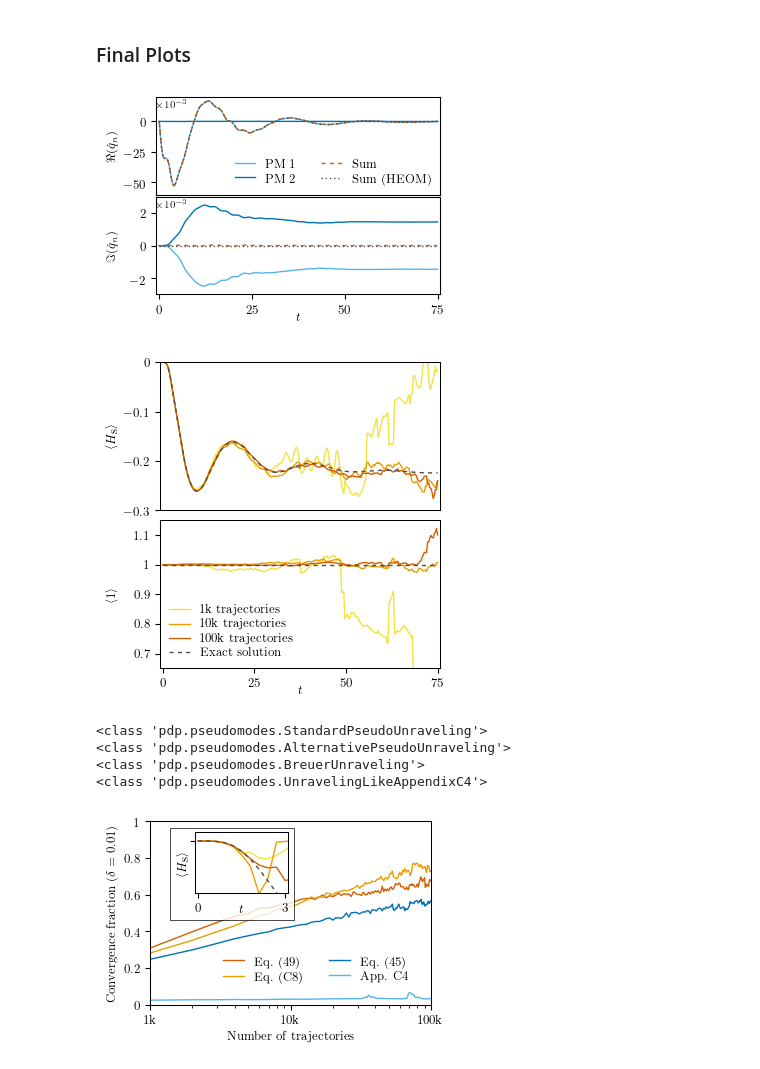
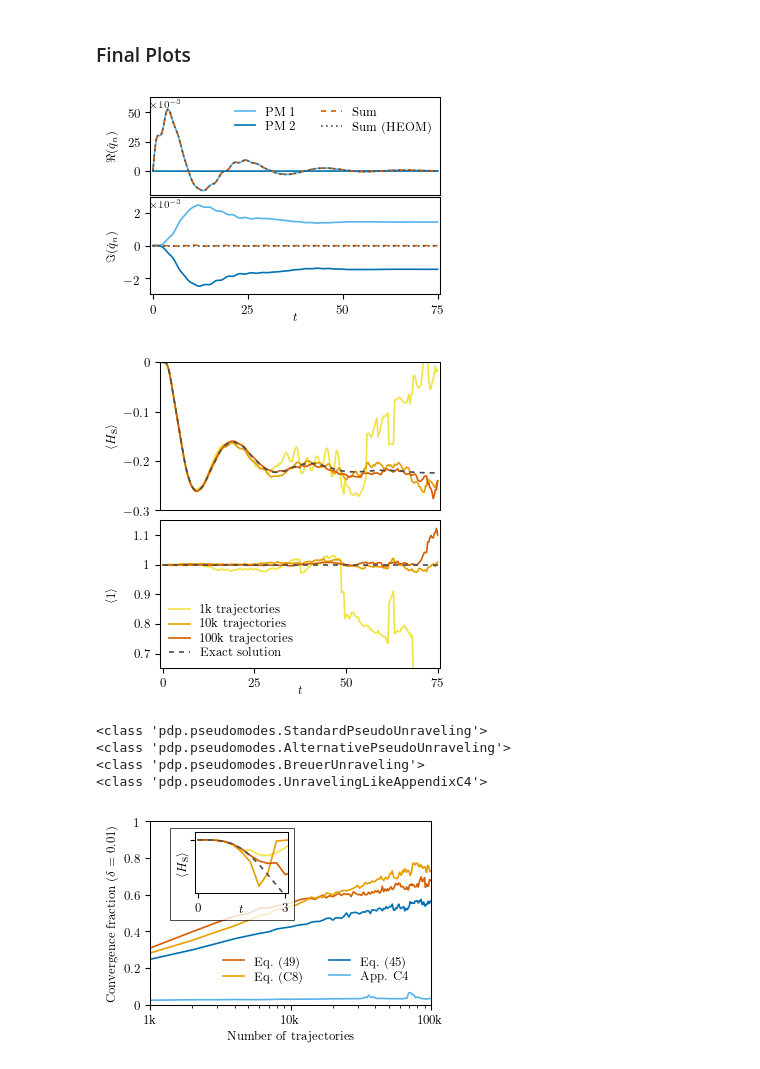
Before and after one commit to pmenczel/Pseudomode-Examples, a Jupyter notebook: example1.ipynb, the cells around one changed output. Saved outputs shown, nothing was run; the diff lists cells and outputs as text; code cells hidden in the pictures.

```diff
--- a/example1.ipynb
+++ b/example1.ipynb
@@ -35,7 +35,7 @@ def bath_heat_current(time, ado_state):
     result = 0
     for label in l1_labels:
         [exp] = ado_state.exps(label)
-        result -= exp.vk * (ex1['Q_system'] * ado_state.extract(label)).tr()
+        result += exp.vk * (ex1['Q_system'] * ado_state.extract(label)).tr()
 
     return np.real(result)
 # %%
@@ -146,7 +146,7 @@ matplotlib.rcParams['savefig.transparent'] = True
 
 matplotlib.rcParams['lines.dashed_pattern'] = [3, 3]
 matplotlib.rcParams['lines.dotted_pattern'] = [1, 2]
-matplotlib.rcParams['lines.linewidth'] = 1
+matplotlib.rcParams['lines.linewidth'] = 1.2
 matplotlib.rcParams['axes.linewidth'] = .75
 
 matplotlib.rcParams['legend.frameon'] = False
@@ -173,39 +173,39 @@ axes[0].set_xlim((-.75, 75.75))
 axes[0].set_xlabel(None)
 axes[0].set_xticks([])
 
-axes[0].set_ylim((-0.06, 0.02))
+axes[0].set_ylim((-0.02, 0.063))
 axes[0].set_ylabel(r'$\Re(\dot q_n)$')
-axes[0].set_yticks([-0.05, -0.025, 0], labels=[r'$-50$', r'$-25$', r'$0$'])
+axes[0].set_yticks([0, 0.025, 0.05], labels=[r'$0$', r'$25$', r'$50$'])
 
-axes[0].legend(loc='lower right', ncols=2)
+axes[0].legend(loc='upper right', ncols=2)
 
 top_axis = axes[0].twiny()
 top_axis.set_xlabel(r'\scriptsize $\times 10^{-3}$', labelpad=-7, loc='left')
 top_axis.set_xticks([])
 
 axes[1].plot(example1.TLIST, np.imag(mesol.expect[1]), color=SKY_BLUE, label=r'PM 1')
 axes[1].plot(example1.TLIST, np.imag(mesol.expect[2]), color=BLUE, label=r'PM 2')
 axes[1].plot(example1.TLIST, np.imag(mesol.expect[1]) + np.imag(mesol.expect[2]), '--', color=VERMILLION, label=r'Sum')
 axes[1].plot(example1.TLIST, np.zeros_like(example1.TLIST), ':', color=GRAY, label=r'Sum (HEOM)')
 
 axes[1].set_xlim((-.75, 75.75))
 axes[1].set_xlabel(r'$t$', labelpad=-3)
 axes[1].set_xticks([0, 25, 50, 75], labels=[r'$0$', r'$25$', r'$50$', r'$75$'])
 
 axes[1].set_ylim((-0.003, 0.003))
 axes[1].set_ylabel(r'$\Im(\dot q_n)$')
 axes[1].set_yticks([-0.002, 0, 0.002], labels=[r'$-2$', r'$0$', r'$2$'])
 
 top_axis2 = axes[1].twiny()
 top_axis2.set_xlabel(r'\scriptsize $\times 10^{-3}$', labelpad=-7, loc='left')
 top_axis2.set_xticks([])
 
 fig.align_ylabels()
 
 plt.savefig('../ex1_heat_currents.pdf')
 plt.show()
 # %% [output]
-[figure, old version]
+[figure, new version]
 # %%
 results = {
     pdp.StandardPseudoUnraveling: [],
@@ -260,7 +260,7 @@ fig.align_ylabels()
 plt.savefig('../ex1_trajectories.pdf')
 plt.show()
 # %% [output]
-[figure, old version]
+[figure, new version]
 # %%
 THRESHOLD = 1e-2
 
@@ -327,7 +327,7 @@ ax2.set_xlabel(r'$t$', labelpad=-7)
 ax2.set_xlim((-.1, 3.1))
 ax2.set_xticks([0, 3], labels=[r'$0$', r'$3$'])
 ax2.set_ylabel(r'$\langle H_{\textrm{s}} \rangle$', labelpad=-3)
-ax2.set_ylim((-0.06, 0.01))
+ax2.set_ylim((-0.07, 0.01))
 ax2.set_yticks([0], labels=[''])
 
 trafo = ax2.transAxes
@@ -340,4 +340,4 @@ ax.add_patch(Rectangle((x - w * 0.05, y - h * 0.05), w * 1.1, h * 1.1, transform
 plt.savefig('../ex1_appendix.pdf')
 plt.show()
 # %% [output]
-[figure, old version]
+[figure, new version]
```
Also changed, not shown: parts of 2 cells of this notebook, 1 other file.
